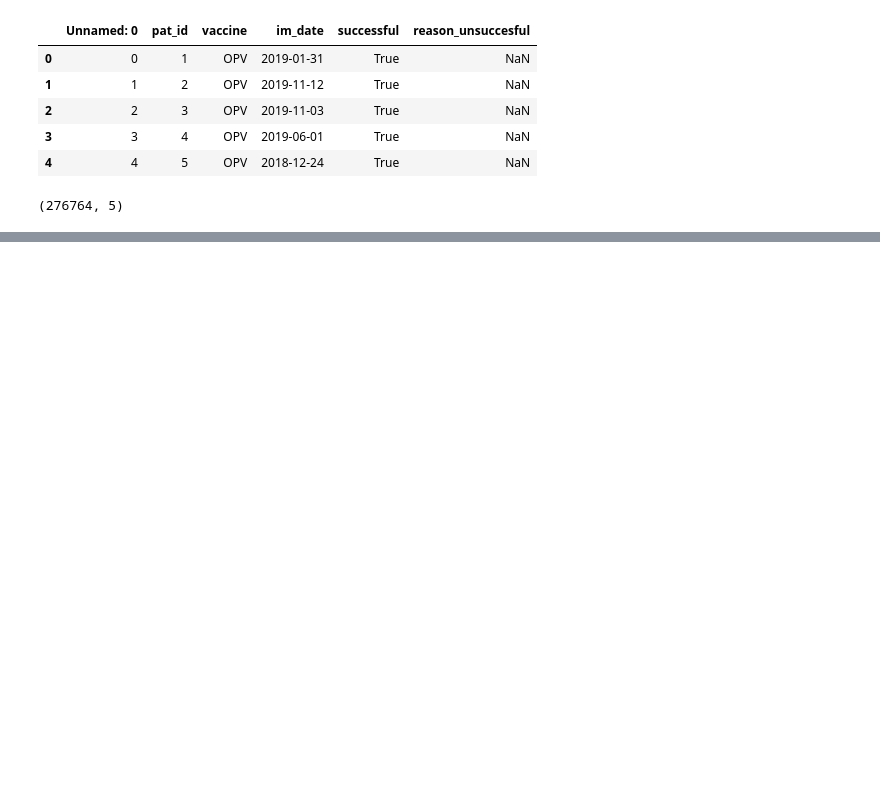
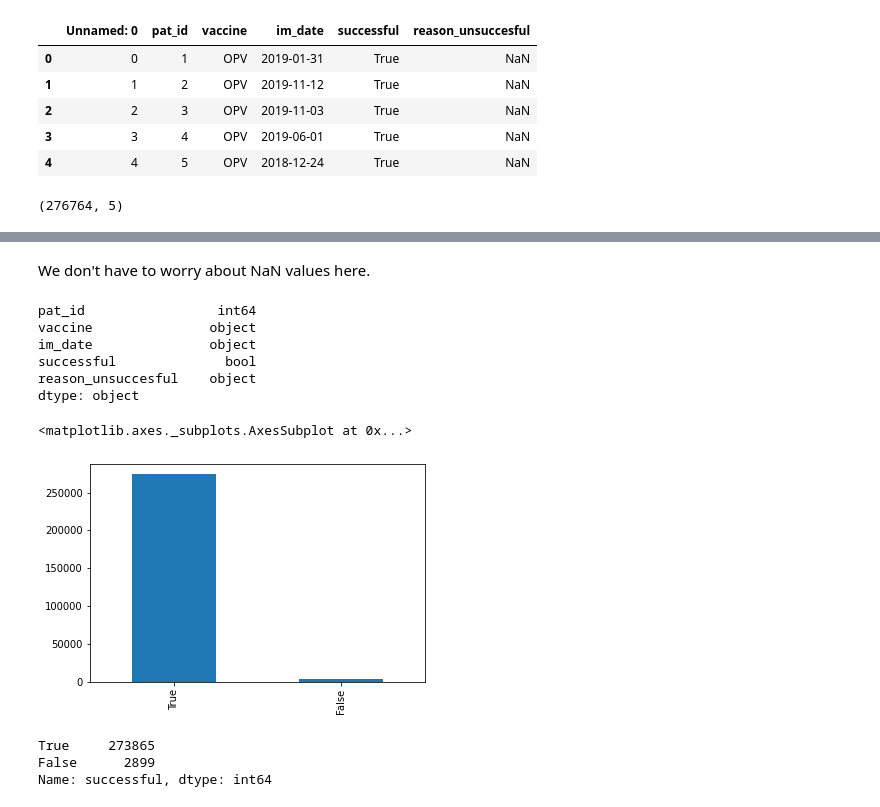
Before and after one commit to pinsleepe/titanickaggle, a Jupyter notebook: notebooks/data_engineering.ipynb, the cells around one changed output, grey strips where cells are left out. Drawn from its saved outputs; the diff is of its cells as text; code cells hidden in the pictures; blank space fills up the shorter version.

```diff
--- a/notebooks/data_engineering.ipynb
+++ b/notebooks/data_engineering.ipynb
@@ -367,0 +442,22 @@ dfi.shape
+# %% [markdown]
+We don't have to worry about NaN values here.
+# %%
+dfi.dtypes
+# %% [output]
+pat_id                 int64
+vaccine               object
+im_date               object
+successful              bool
+reason_unsuccesful    object
+dtype: object
+# %%
+dfi['successful'].value_counts().plot(kind='bar')
+# %% [output]
+<matplotlib.axes._subplots.AxesSubplot at 0x...>
+[figure, added]
+# %%
+dfi['successful'].value_counts()
+# %% [output]
+True     273865
+False      2899
+Name: successful, dtype: int64
```
Also changed, not shown: parts of 20 cells of this notebook, 4 other files.
